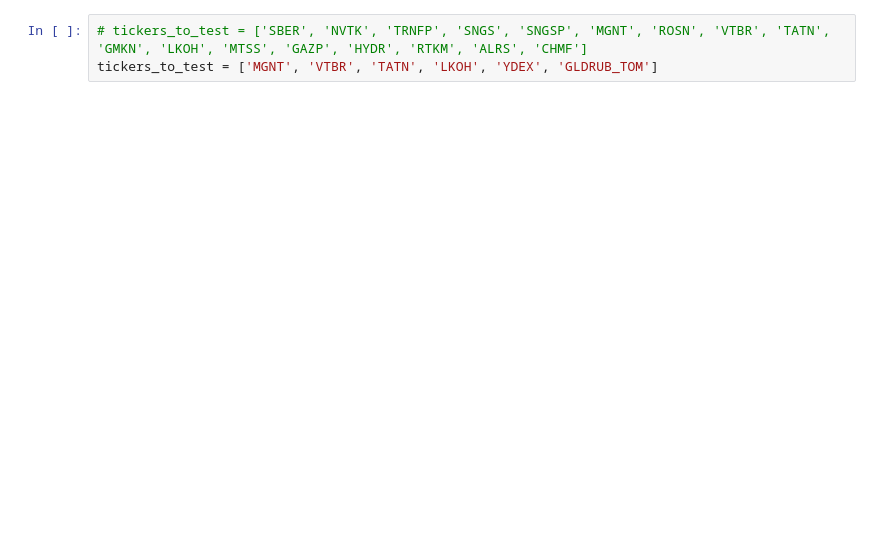
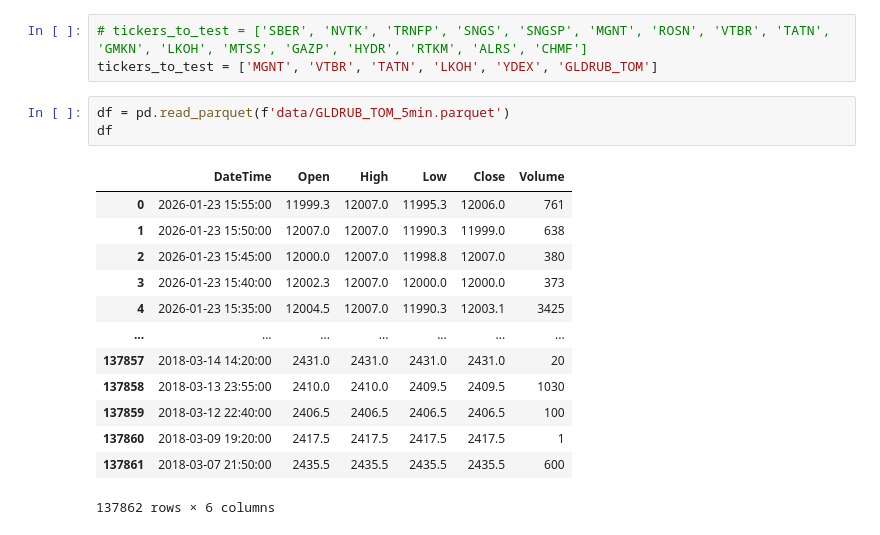
Before and after one commit to JayRox73/Deep_Learning_Trading_Strategy_for_Russian_Stock_Market, a Jupyter notebook: models.ipynb, the cells around one changed output. Saved outputs shown, nothing was run; the diff lists cells and outputs as text; blank space fills up the shorter version.

```diff
--- a/models.ipynb
+++ b/models.ipynb
@@ -1342,5 +683,22 @@ Win Rate:              47.7 %
 # %%
 # tickers_to_test = ['SBER', 'NVTK', 'TRNFP', 'SNGS', 'SNGSP', 'MGNT', 'ROSN', 'VTBR', 'TATN', 'GMKN', 'LKOH', 'MTSS', 'GAZP', 'HYDR', 'RTKM', 'ALRS', 'CHMF']
 tickers_to_test = ['MGNT', 'VTBR', 'TATN', 'LKOH', 'YDEX', 'GLDRUB_TOM']
+# %%
+df = pd.read_parquet(f'data/GLDRUB_TOM_5min.parquet')
+df
+# %% [output]
+|  | DateTime | Open | High | Low | Close | Volume |
+| 0 | 2026-01-23 15:55:00 | 11999.3 | 12007.0 | 11995.3 | 12006.0 | 761 |
+| 1 | 2026-01-23 15:50:00 | 12007.0 | 12007.0 | 11990.3 | 11999.0 | 638 |
+| 2 | 2026-01-23 15:45:00 | 12000.0 | 12007.0 | 11998.8 | 12007.0 | 380 |
+| 3 | 2026-01-23 15:40:00 | 12002.3 | 12007.0 | 12000.0 | 12000.0 | 373 |
+| 4 | 2026-01-23 15:35:00 | 12004.5 | 12007.0 | 11990.3 | 12003.1 | 3425 |
+| ... | ... | ... | ... | ... | ... | ... |
+| 137857 | 2018-03-14 14:20:00 | 2431.0 | 2431.0 | 2431.0 | 2431.0 | 20 |
+| 137858 | 2018-03-13 23:55:00 | 2410.0 | 2410.0 | 2409.5 | 2409.5 | 1030 |
+| 137859 | 2018-03-12 22:40:00 | 2406.5 | 2406.5 | 2406.5 | 2406.5 | 100 |
+| 137860 | 2018-03-09 19:20:00 | 2417.5 | 2417.5 | 2417.5 | 2417.5 | 1 |
+| 137861 | 2018-03-07 21:50:00 | 2435.5 | 2435.5 | 2435.5 | 2435.5 | 600 |
+137862 rows × 6 columns
 # %%
 for i in tickers_to_test:
```
Also changed, not shown: parts of 15 cells of this notebook, 1 other file.
